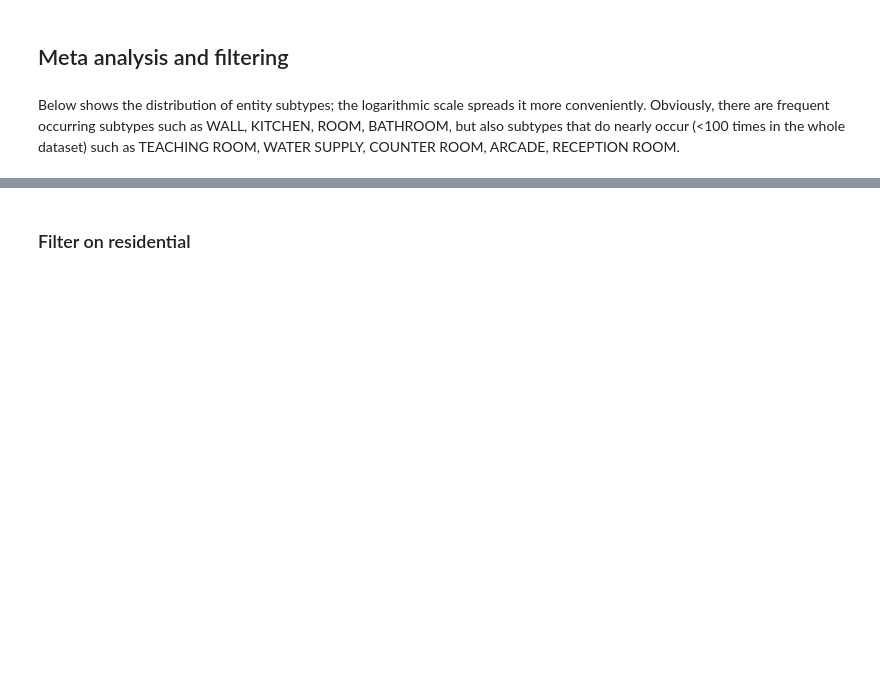
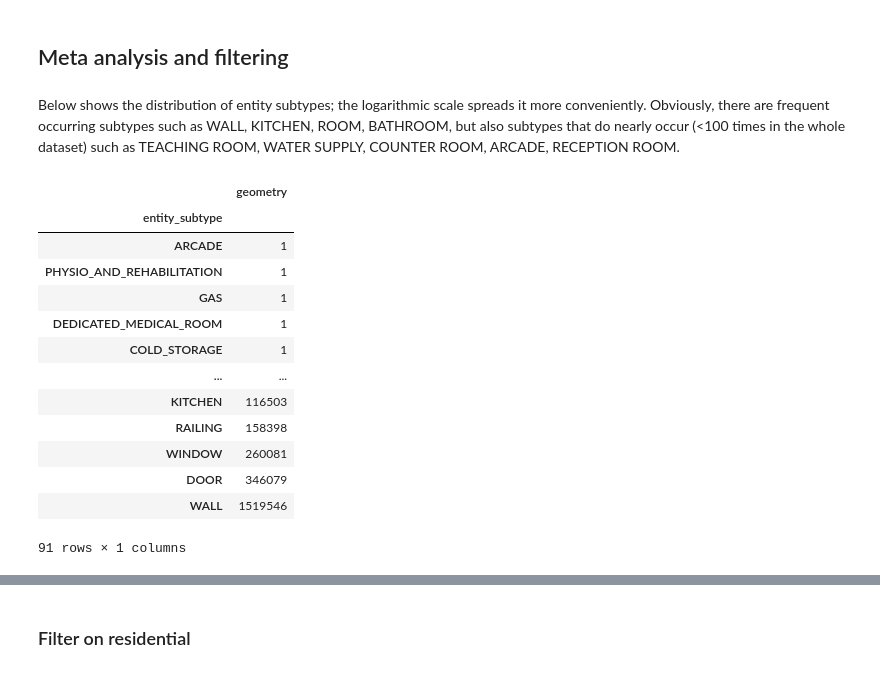
Before and after one commit to Haoranxia/Graph_ML_project, a Jupyter notebook: data-extraction.ipynb, the cells around one changed output, grey strips where cells are left out. Saved outputs shown, nothing was run; the diff lists cells and outputs as text; code cells hidden in the pictures; blank space fills up the shorter version.

```diff
--- a/data-extraction.ipynb
+++ b/data-extraction.ipynb
@@ -32,3 +32,19 @@ Below shows the distribution of entity subtypes; the logarithmic scale spreads i
 # %%
 TYPES = geometries.groupby(['entity_type']).count().sort_values(by = ['geometry'])['geometry'].to_frame()
 SUBTYPES = geometries.groupby(['entity_subtype']).count().sort_values(by = ['geometry'])['geometry'].to_frame()
+SUBTYPES
+# %% [output]
+|  | geometry |
+| entity_subtype |  |
+| ARCADE | 1 |
+| PHYSIO_AND_REHABILITATION | 1 |
+| GAS | 1 |
+| DEDICATED_MEDICAL_ROOM | 1 |
+| COLD_STORAGE | 1 |
+| ... | ... |
+| KITCHEN | 116503 |
+| RAILING | 158398 |
+| WINDOW | 260081 |
+| DOOR | 346079 |
+| WALL | 1519546 |
+91 rows × 1 columns
```
Also changed, not shown: parts of 12 cells of this notebook, 2 other files.
